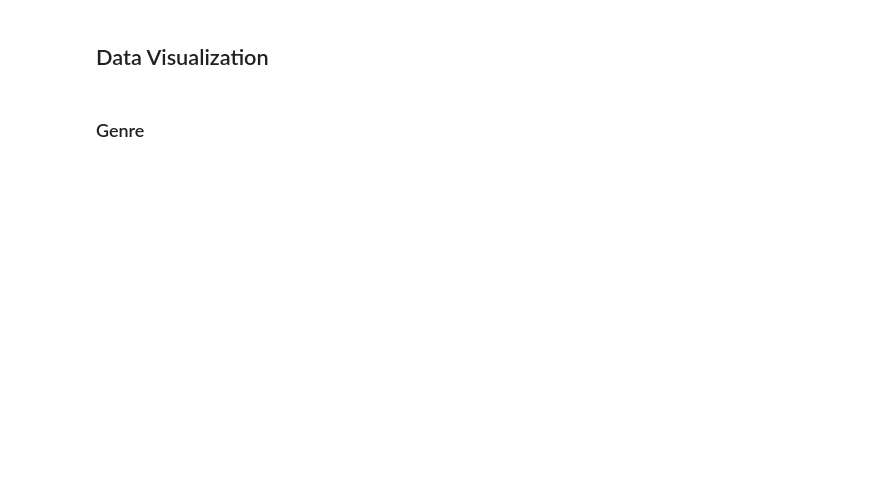
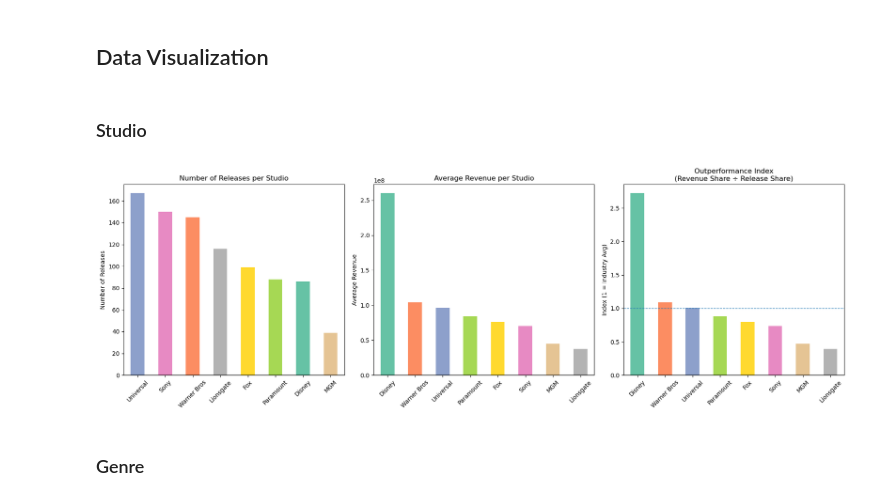
Before and after one commit to jasmineplows/box_office, a Jupyter notebook: code/3_data_viz.ipynb, the cells around one changed output. Cells and saved outputs as stored; diff of their text form; code cells hidden in the pictures; blank space fills up the shorter version.

```diff
--- a/code/3_data_viz.ipynb
+++ b/code/3_data_viz.ipynb
@@ -10,6 +10,85 @@ import seaborn as sns
 # %%
 # Load the processed dataset
 df = pd.read_csv('../data/dataset_domestic_processed.csv')
+# %% [markdown]
+### Studio
+# %%
+import matplotlib.pyplot as plt
+import pandas as pd
+
+# --- Number of releases per studio ---
+studio_counts = {
+    "Disney": df['is_disney'].sum(),
+    "Warner Bros": df['is_warner_bros'].sum(),
+    "Universal": df['is_universal'].sum(),
+    "Sony": df['is_sony'].sum(),
+    "Paramount": df['is_paramount'].sum(),
+    "Fox": df['is_fox'].sum(),
+    "MGM": df['is_mgm'].sum(),
+    "Lionsgate": df['is_lionsgate'].sum()
+}
+studio_counts = pd.Series(studio_counts)
+
+# --- Total revenue per studio ---
+studio_total_revenue = {
+    "Disney": df.loc[df['is_disney'] == 1, 'revenue'].sum(),
+    "Warner Bros": df.loc[df['is_warner_bros'] == 1, 'revenue'].sum(),
+    "Universal": df.loc[df['is_universal'] == 1, 'revenue'].sum(),
+    "Sony": df.loc[df['is_sony'] == 1, 'revenue'].sum(),
+    "Paramount": df.loc[df['is_paramount'] == 1, 'revenue'].sum(),
+    "Fox": df.loc[df['is_fox'] == 1, 'revenue'].sum(),
+    "MGM": df.loc[df['is_mgm'] == 1, 'revenue'].sum(),
+    "Lionsgate": df.loc[df['is_lionsgate'] == 1, 'revenue'].sum()
+}
+studio_total_revenue = pd.Series(studio_total_revenue)
+
+# --- Average revenue per studio ---
+studio_avg_revenue = (studio_total_revenue / studio_counts).sort_values(ascending=False)
+
+# --- Outperformance Index (Revenue Share / Release Share) ---
+release_share = studio_counts / studio_counts.sum()
+revenue_share = studio_total_revenue / studio_total_revenue.sum()
+outperformance_index = (revenue_share / release_share).sort_values(ascending=False)
+
+# --- Consistent colors (Seaborn Set2 palette) ---
+# Matches sns.color_palette("Set2", 8)
+set2_colors = [
+    "#66c2a5", "#fc8d62", "#8da0cb", "#e78ac3",
+    "#a6d854", "#ffd92f", "#e5c494", "#b3b3b3"
+]
+studios_in_palette_order = ["Disney","Warner Bros","Universal","Sony","Paramount","Fox","MGM","Lionsgate"]
+color_map = dict(zip(studios_in_palette_order, set2_colors))
+
+def colors_for_index(index):
+    return [color_map.get(s, "#b3b3b3") for s in index]  # fallback gray if any new studio appears
+
+# --- Plot side by side (3 panels) ---
+fig, axes = plt.subplots(1, 3, figsize=(18,6))
+
+# Left: number of releases
+counts_sorted = studio_counts.sort_values(ascending=False)
+counts_sorted.plot(kind='bar', ax=axes[0], color=colors_for_index(counts_sorted.index))
+axes[0].set_title("Number of Releases per Studio")
+axes[0].set_ylabel("Number of Releases")
+axes[0].tick_params(axis='x', rotation=45, labelrotation=45)
+
+# Middle: average revenue per release
+studio_avg_revenue.plot(kind='bar', ax=axes[1], color=colors_for_index(studio_avg_revenue.index))
+axes[1].set_title("Average Revenue per Studio")
+axes[1].set_ylabel("Average Revenue")
+axes[1].tick_params(axis='x', rotation=45, labelrotation=45)
+
+# Right: outperformance index
+outperformance_index.plot(kind='bar', ax=axes[2], color=colors_for_index(outperformance_index.index))
+axes[2].set_title("Outperformance Index\n(Revenue Share ÷ Release Share)")
+axes[2].set_ylabel("Index (1 = Industry Avg)")
+axes[2].axhline(1, linestyle='--', linewidth=1)  # reference line
+axes[2].tick_params(axis='x', rotation=45, labelrotation=45)
+
+plt.tight_layout()
+plt.show()
+# %% [output]
+[figure, added]
 # %% [markdown]
 ### Genre
 # %%
```
Also changed, not shown: parts of 4 cells of this notebook, 3 other files.
